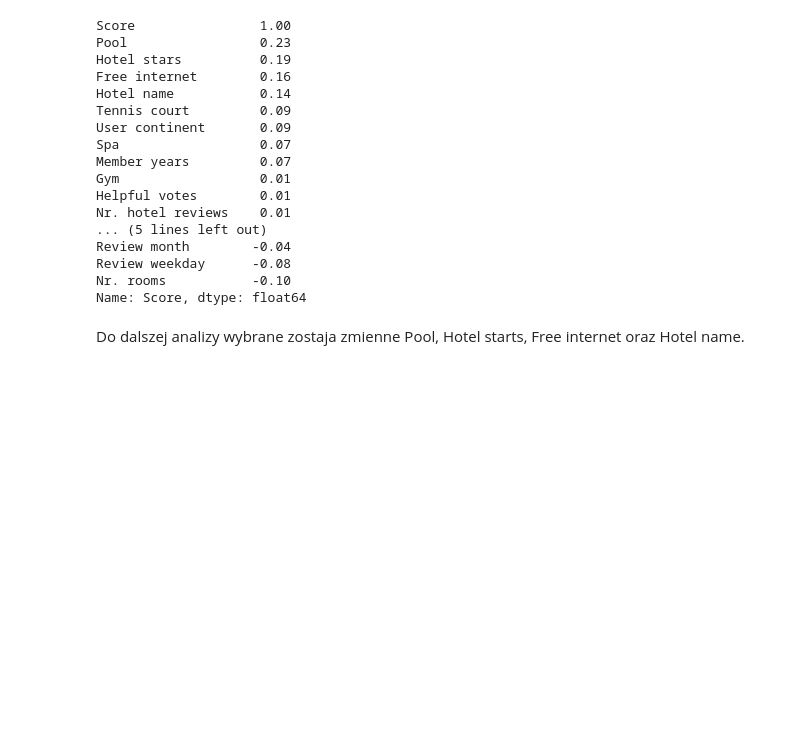
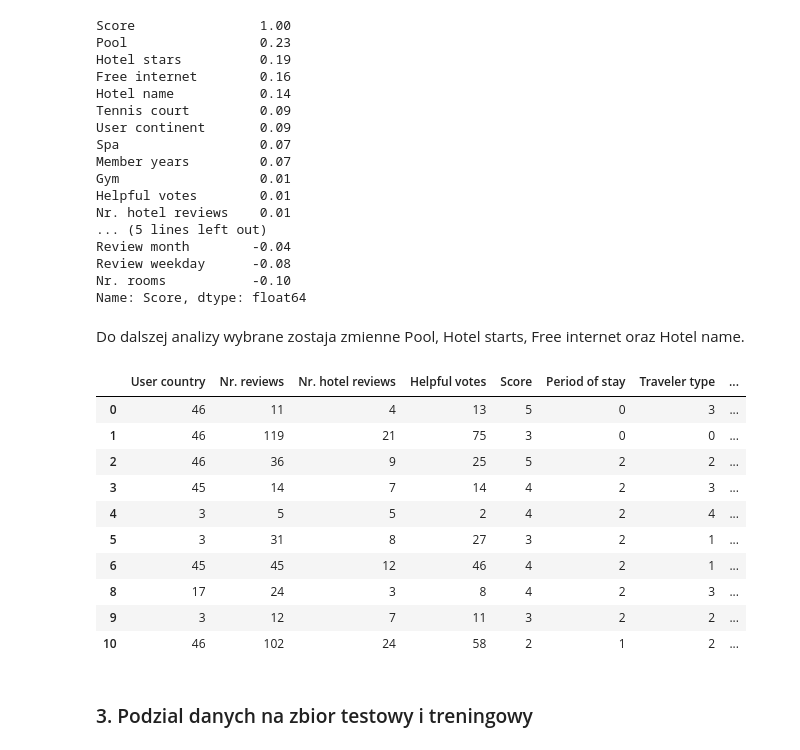
Before and after one commit to WildFireCodes/Computational-intelligence-in-data-analysis, a Jupyter notebook: Projekt/EDA.ipynb, the cells around one changed output. Drawn from its saved outputs; the diff is of its cells as text; code cells hidden in the pictures; blank space fills up the shorter version.

```diff
--- a/Projekt/EDA.ipynb
+++ b/Projekt/EDA.ipynb
@@ -183,6 +218,22 @@ Nr. rooms           -0.10
 Name: Score, dtype: float64
 # %% [markdown]
 Do dalszej analizy wybrane zostaja zmienne Pool, Hotel starts, Free internet oraz Hotel name.
+# %%
+data_clean.head(10)
+# %% [output]
+|  | User country | Nr. reviews | Nr. hotel reviews | Helpful votes | Score | Period of stay | Traveler type | ... |
+| 0 | 46 | 11 | 4 | 13 | 5 | 0 | 3 | ... |
+| 1 | 46 | 119 | 21 | 75 | 3 | 0 | 0 | ... |
+| 2 | 46 | 36 | 9 | 25 | 5 | 2 | 2 | ... |
+| 3 | 45 | 14 | 7 | 14 | 4 | 2 | 3 | ... |
+| 4 | 3 | 5 | 5 | 2 | 4 | 2 | 4 | ... |
+| 5 | 3 | 31 | 8 | 27 | 3 | 2 | 1 | ... |
+| 6 | 45 | 45 | 12 | 46 | 4 | 2 | 1 | ... |
+| 8 | 17 | 24 | 3 | 8 | 4 | 2 | 3 | ... |
+| 9 | 3 | 12 | 7 | 11 | 3 | 2 | 2 | ... |
+| 10 | 46 | 102 | 24 | 58 | 2 | 1 | 2 | ... |
+# %% [markdown]
+<h3> 3. Podzial danych na zbior testowy i treningowy </h3>
 # %%
 X = data_clean[['Pool', 'Hotel stars', 'Free internet', 'Hotel name']]
 y = data_clean['Score']
```
Also changed, not shown: parts of 9 cells of this notebook, 1 other file.
